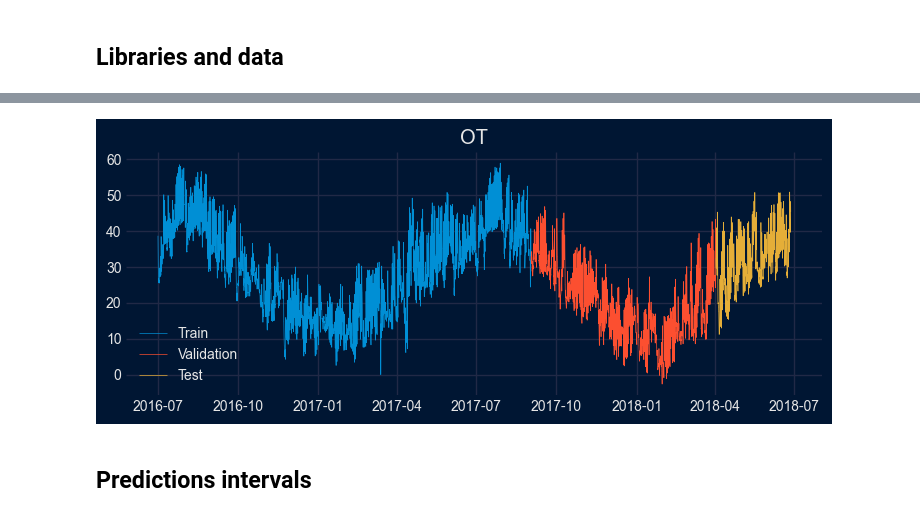
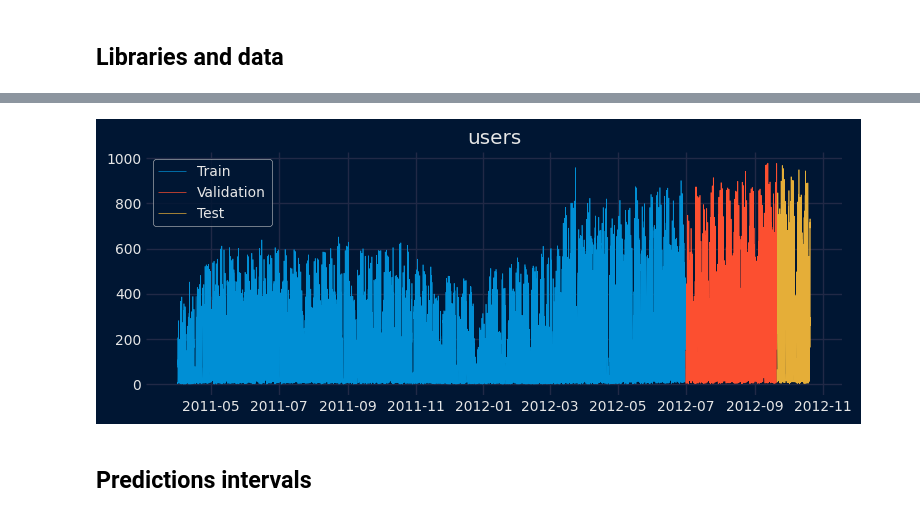
Before and after one commit to skforecast/skforecast, a Jupyter notebook: docs/user_guides/probabilistic-forecasting-calibrate-intervals.ipynb, the cells around one changed output, grey strips where cells are left out. Cells and saved outputs as stored; diff of their text form; code cells hidden in the pictures.

Commit message:
completed user guides probabilistic

```diff
--- a/docs/user_guides/probabilistic-forecasting-calibrate-intervals.ipynb
+++ b/docs/user_guides/probabilistic-forecasting-calibrate-intervals.ipynb
@@ -56,17 +56,14 @@ from skforecast.datasets import fetch_dataset
 # ==============================================================================
 import matplotlib.pyplot as plt
 from skforecast.plot import set_dark_theme
-from skforecast.plot import plot_residuals
 from skforecast.plot import plot_prediction_intervals
 
 # Modelling and Forecasting
 # ==============================================================================
 from lightgbm import LGBMRegressor
-from sklearn.pipeline import make_pipeline
-from feature_engine.datetime import DatetimeFeatures
-from feature_engine.creation import CyclicalFeatures
 from skforecast.recursive import ForecasterRecursive
 from skforecast.preprocessing import RollingFeatures
+from skforecast.preprocessing import ConformalInterval
 from skforecast.model_selection import TimeSeriesFold
 from skforecast.model_selection import backtesting_forecaster
 from skforecast.metrics import calculate_coverage
@@ -75,11 +72,11 @@ from skforecast.metrics import calculate_coverage
 # ==============================================================================
 import warnings
 warnings.filterwarnings('once')
-plt.style.use('seaborn-v0_8-darkgrid')
 # %%
-# Data
+# Data download
 # ==============================================================================
-data = fetch_dataset(name='ett_m2')
-data = data[['OT']]
-data.head(2)
+data = fetch_dataset(name='bike_sharing', raw=False)
+data = data[['users', 'temp', 'hum', 'windspeed', 'holiday']]
+data = data.loc['2011-04-01 00:00:00':'2012-10-20 23:00:00', :].copy()
+data.head(3)
 # %% [output]
@@ -178,11 +96,11 @@ Pipeline(steps=[('datetimefeatures',
 # %%
 # Split train-validation-test
 # ==============================================================================
-end_train = '2017-09-01 23:59:00'
-end_validation = '2018-04-01 23:59:00'
+end_train = '2012-06-30 23:59:00'
+end_calibration = '2012-09-20 23:59:00'
 data_train = data.loc[: end_train, :]
-data_val   = data.loc[end_train:end_validation, :]
-data_test  = data.loc[end_validation:, :]
+data_val   = data.loc[end_train:end_calibration, :]
+data_test  = data.loc[end_calibration:, :]
 
 print(f"Dates train      : {data_train.index.min()} --- {data_train.index.max()}  (n={len(data_train)})")
 print(f"Dates validacion : {data_val.index.min()} --- {data_val.index.max()}  (n={len(data_val)})")
@@ -194,13 +112,15 @@ Dates test       : 2018-04-02 00:00:00 --- 2018-06-26 19:45:00  (n=8240)
 # %%
 # Plot partitions
 # ==============================================================================
+set_dark_theme()
+plt.rcParams['lines.linewidth'] = 0.5
 fig, ax = plt.subplots(figsize=(8, 3))
-ax.plot(data_train['OT'], label='Train')
-ax.plot(data_val['OT'], label='Validation')
-ax.plot(data_test['OT'], label='Test')
-ax.set_title('OT')
+ax.plot(data_train['users'], label='Train')
+ax.plot(data_val['users'], label='Validation')
+ax.plot(data_test['users'], label='Test')
+ax.set_title('users')
 ax.legend();
 # %% [output]
-[figure, old version]
+[figure, new version]
 # %% [markdown]
 ## Predictions intervals
```
Also changed, not shown: parts of 14 cells of this notebook, 4 other files.
